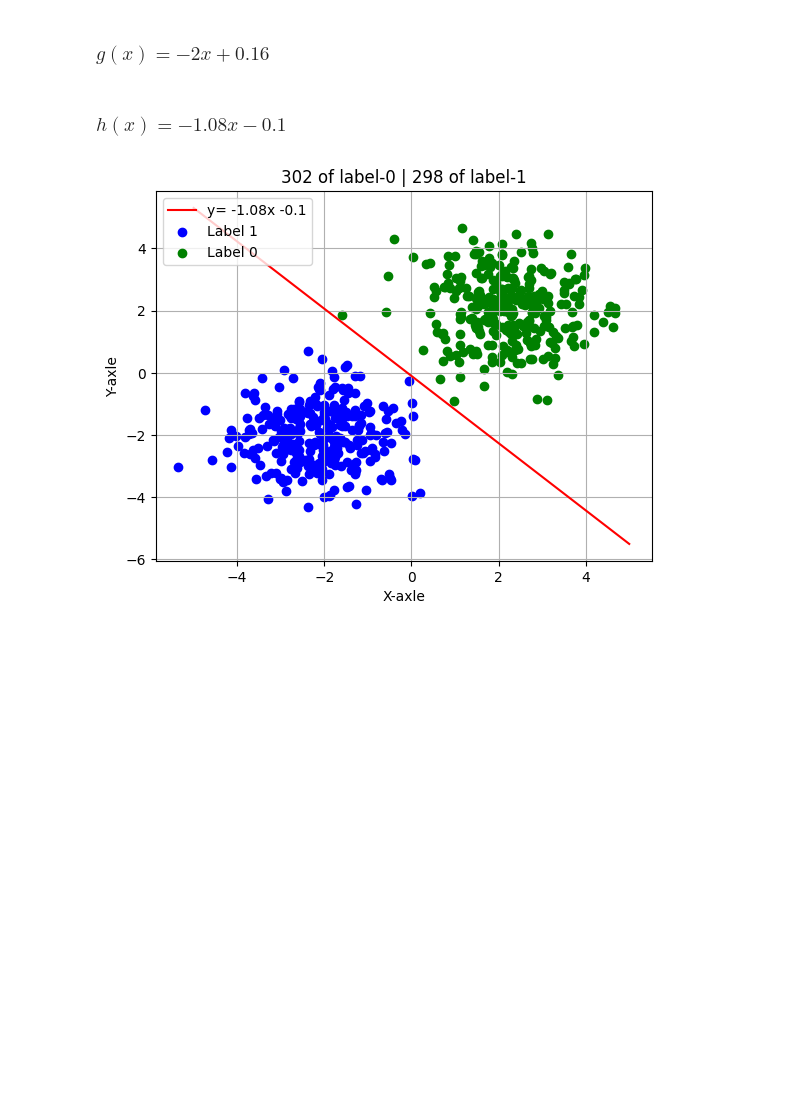
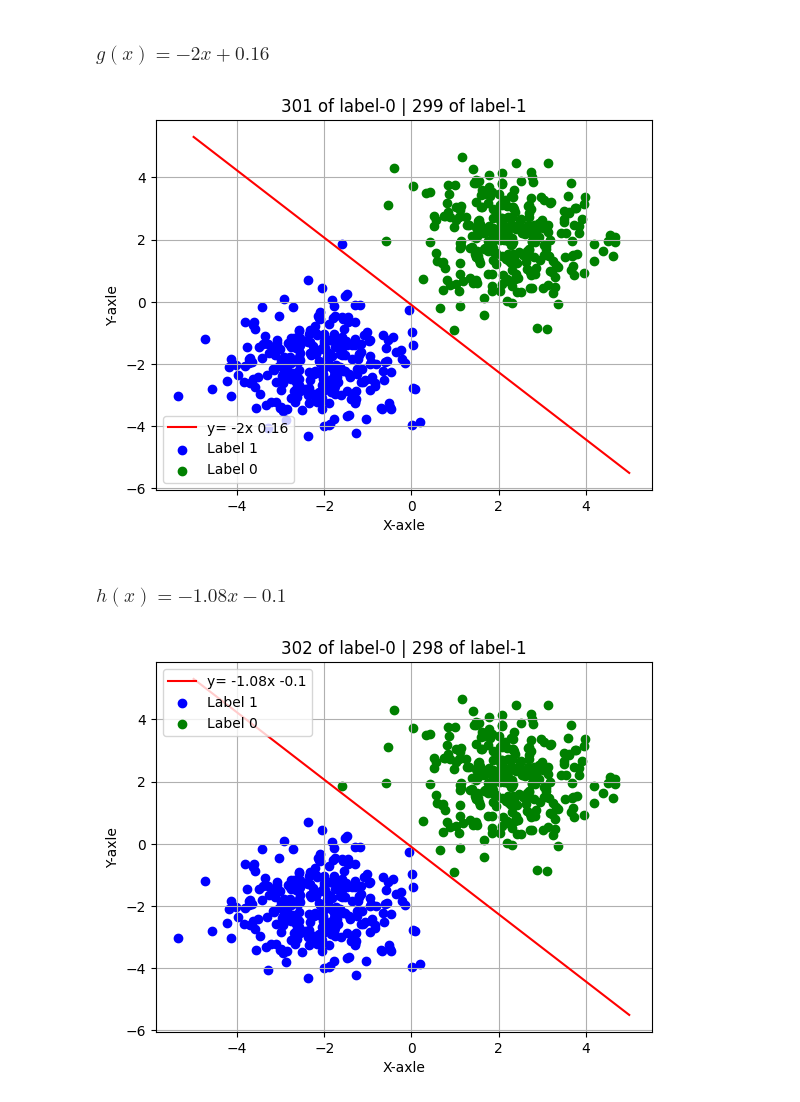
Before and after one commit to MrEcE0046/AI-ML-Grundkunskaper, a Jupyter notebook: Labs/labb3/labb3.jup.ipynb, the cells around one changed output. Saved outputs shown, nothing was run; the diff lists cells and outputs as text; code cells hidden in the pictures; blank space fills up the shorter version.

```diff
--- a/Labs/labb3/labb3.jup.ipynb
+++ b/Labs/labb3/labb3.jup.ipynb
@@ -14,16 +15,17 @@ plott(label_data, k, m)
 # %% [markdown]
 ### $g(x) = −2x + 0.16$
 # %%
-from labb3 import readfile,categories,write_file,plott
+from labb3 import readfile,catagories,write_file,plott,line
 
 k = -2
 m = 0.16
 
 data = readfile()
-label_data = categories(data, k, m)
-write_file(label_data)
-# print(f"g(x)= {k}x + {m}")
-plott(label_data, k, m)
+label_data = catagories(data, k, m)
+x, y = line(k, m)
+plott(label_data, x, y)
+# %% [output]
+[figure, added]
 # %% [markdown]
 ### $h(x) = −1.08x − 0.1$
 # %%
```
Also changed, not shown: parts of 5 cells of this notebook, 1 other file.
